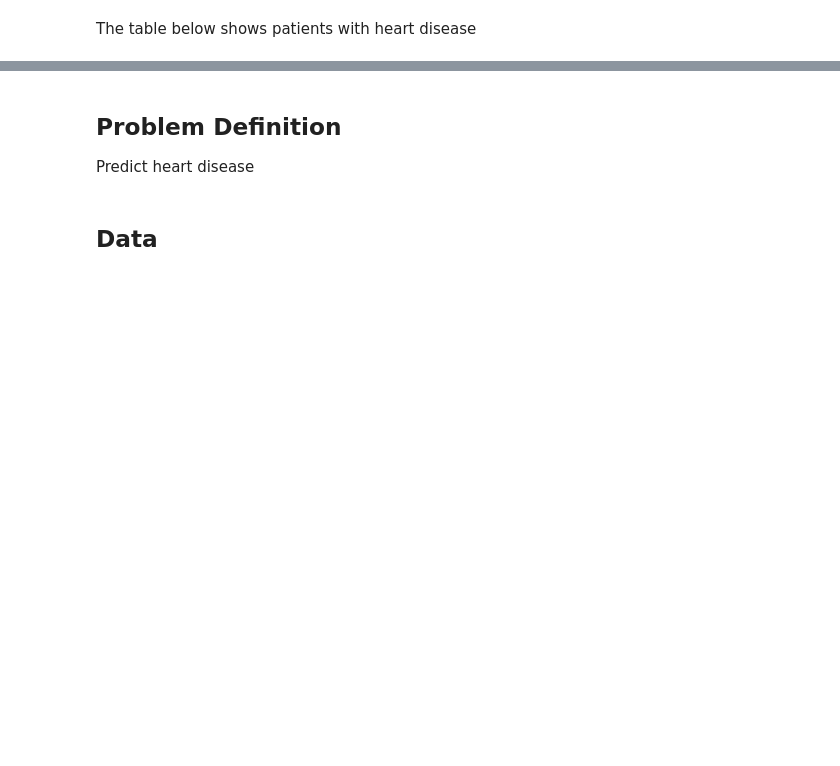
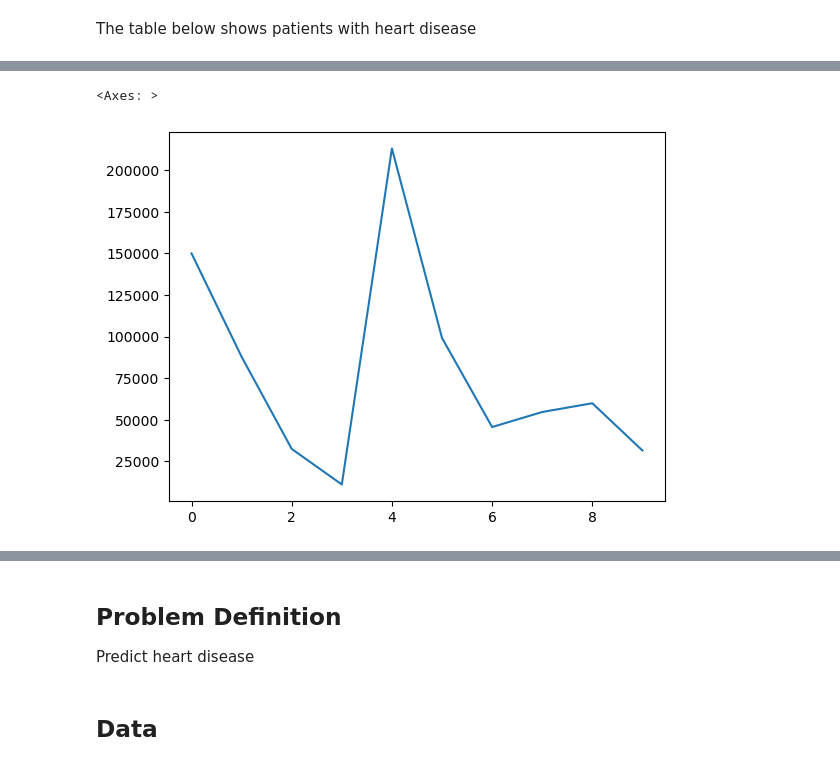
Before and after one commit to aduobed/Sample-Machine-Learning-Modelling, a Jupyter notebook: sample_test.ipynb, the cells around one changed output, grey strips where cells are left out. Cells and saved outputs as stored; diff of their text form; code cells hidden in the pictures; blank space fills up the shorter version.

```diff
--- a/sample_test.ipynb
+++ b/sample_test.ipynb
@@ -23 +66,7 @@ df.head()
+# %%
+# Visualize data
+car_sales["Odometer (KM)"].plot()
+# %% [output]
+<Axes: >
+[figure, added]
 # %%
```
Also changed, not shown: parts of 7 cells of this notebook, 1 other file.
